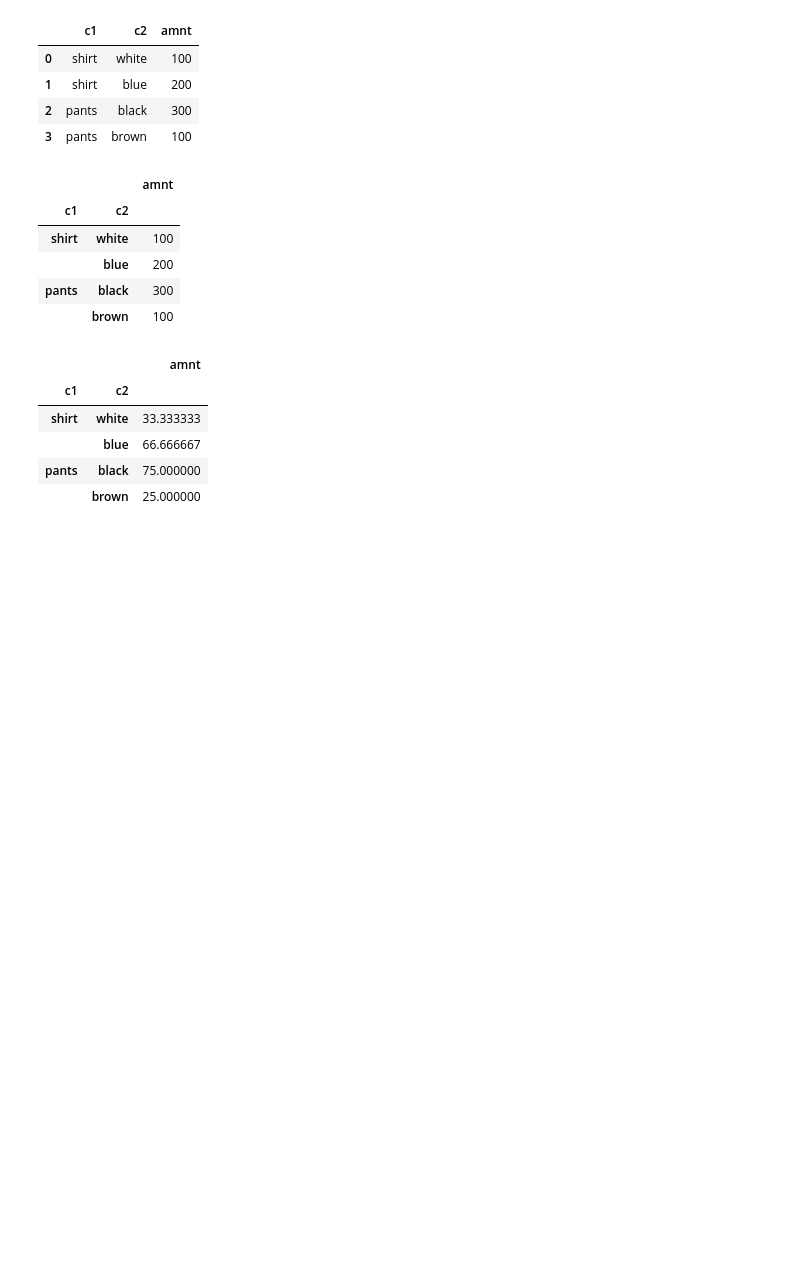
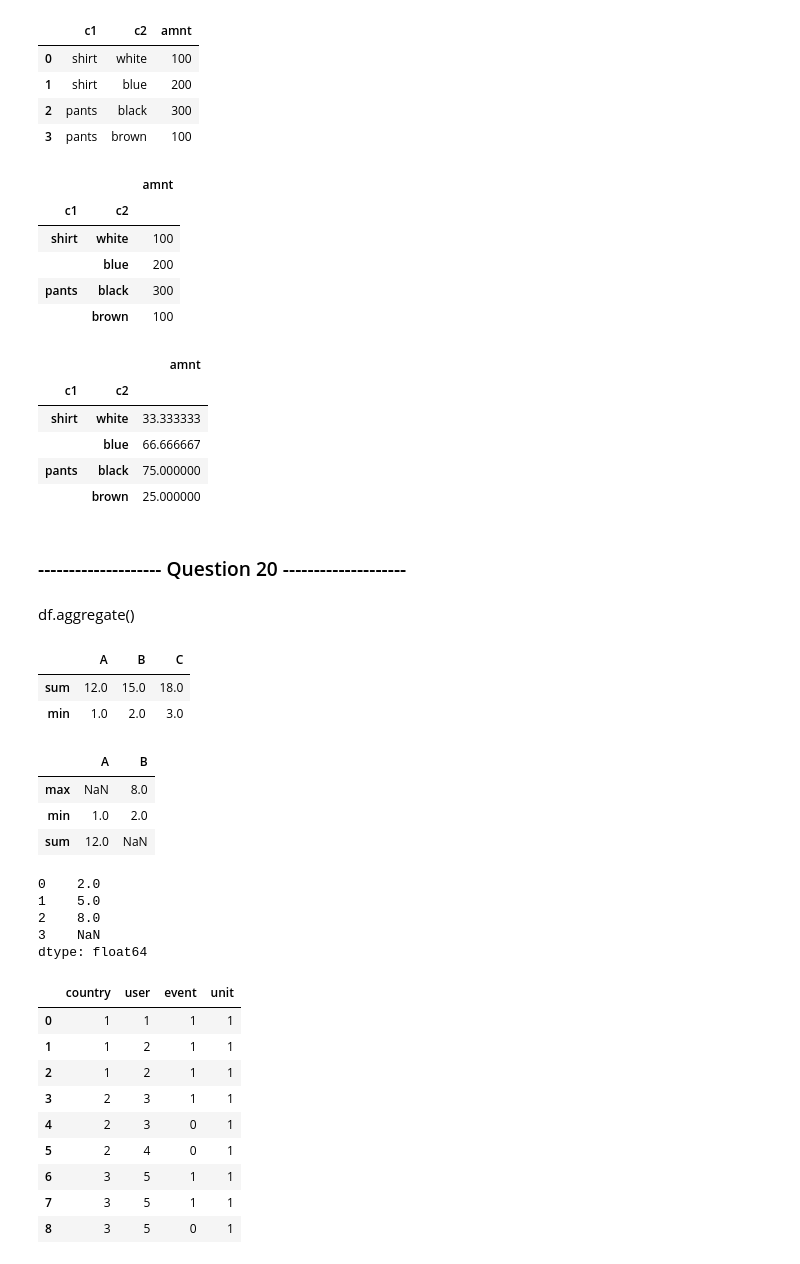
Before and after one commit to lselector/python_tutorials, a Jupyter notebook: c02_Pandas2.ipynb, the cells around one changed output. Saved outputs shown, nothing was run; the diff lists cells and outputs as text; code cells hidden in the pictures; blank space fills up the shorter version.

```diff
--- a/c02_Pandas2.ipynb
+++ b/c02_Pandas2.ipynb
@@ -1150,3 +1150,7 @@ display(df)
 |  | blue | 66.666667 |
 | pants | black | 75.000000 |
 |  | brown | 25.000000 |
+# %% [markdown]
+### -------------------- Question 20 --------------------
+# %% [markdown]
+df.aggregate()
@@ -1152,0 +1163,43 @@ display(df)
+# %%
+# Aggregate these two functions over all rows.
+df.agg(['sum', 'min'])
+# %% [output]
+|  | A | B | C |
+| sum | 12.0 | 15.0 | 18.0 |
+| min | 1.0 | 2.0 | 3.0 |
+# %%
+# Different aggregations per column.
+df.agg({'A' : ['sum', 'min'], 'B' : ['min', 'max']})
+# %% [output]
+|  | A | B |
+| max | NaN | 8.0 |
+| min | 1.0 | 2.0 |
+| sum | 12.0 | NaN |
+# %%
+# Aggregate over the columns.
+df.agg("mean", axis="columns")
+# %% [output]
+0    2.0
+1    5.0
+2    8.0
+3    NaN
+dtype: float64
+# %%
+# combine groupby().agg()
+df = pd.DataFrame(data={
+'country': [1,1,1, 2,2,2, 3,3,3],
+'user'   : [1,2,2, 3,3,4, 5,5,5],
+'event'  : [1,1,1, 1,0,0, 1,1,0]})
+df['unit'] = 1
+df
+# %% [output]
+|  | country | user | event | unit |
+| 0 | 1 | 1 | 1 | 1 |
+| 1 | 1 | 2 | 1 | 1 |
+| 2 | 1 | 2 | 1 | 1 |
+| 3 | 2 | 3 | 1 | 1 |
+| 4 | 2 | 3 | 0 | 1 |
+| 5 | 2 | 4 | 0 | 1 |
+| 6 | 3 | 5 | 1 | 1 |
+| 7 | 3 | 5 | 1 | 1 |
+| 8 | 3 | 5 | 0 | 1 |
```
Also changed, not shown: parts of 8 cells of this notebook, 2 other files.
